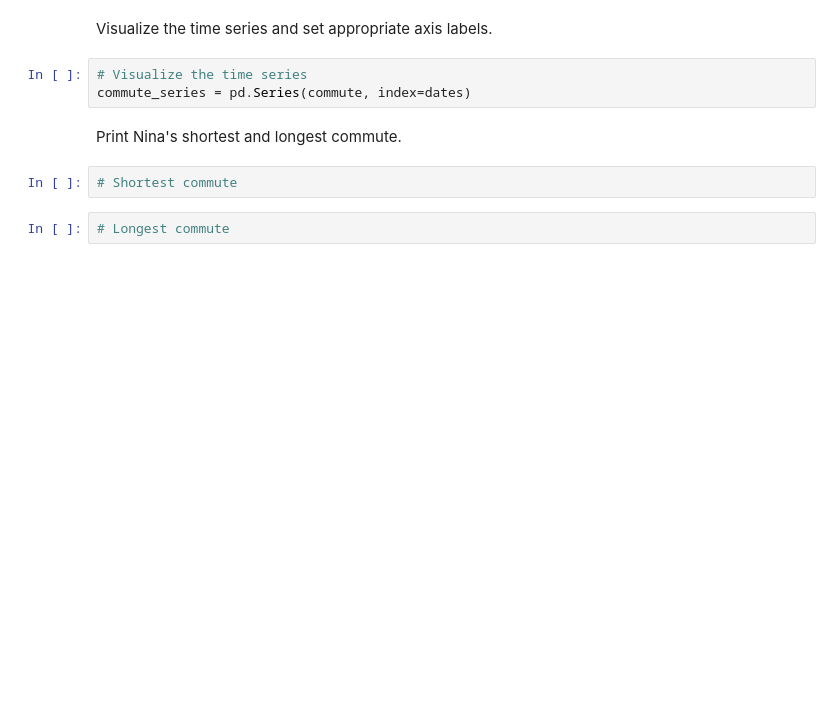
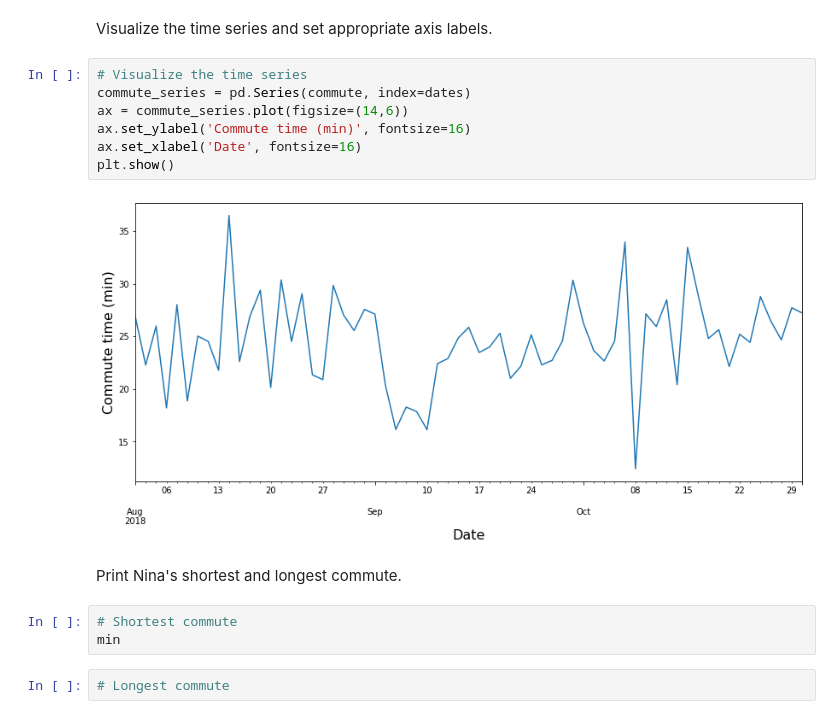
Before and after one commit to CaryMosley/dsc-basic-time-series-models-lab-nyc-ds-021720, a Jupyter notebook: index.ipynb, the cells around one changed output. Cells and saved outputs as stored; diff of their text form; blank space fills up the shorter version.

```diff
--- a/index.ipynb
+++ b/index.ipynb
@@ -53,10 +53,17 @@ Visualize the time series and set appropriate axis labels.
 # %%
 # Visualize the time series
 commute_series = pd.Series(commute, index=dates)
+ax = commute_series.plot(figsize=(14,6))
+ax.set_ylabel('Commute time (min)', fontsize=16)
+ax.set_xlabel('Date', fontsize=16)
+plt.show()
+# %% [output]
+[figure, added]
 # %% [markdown]
 Print Nina's shortest and longest commute.
 # %%
 # Shortest commute
+min
 # %%
 # Longest commute
 # %% [markdown]
```
